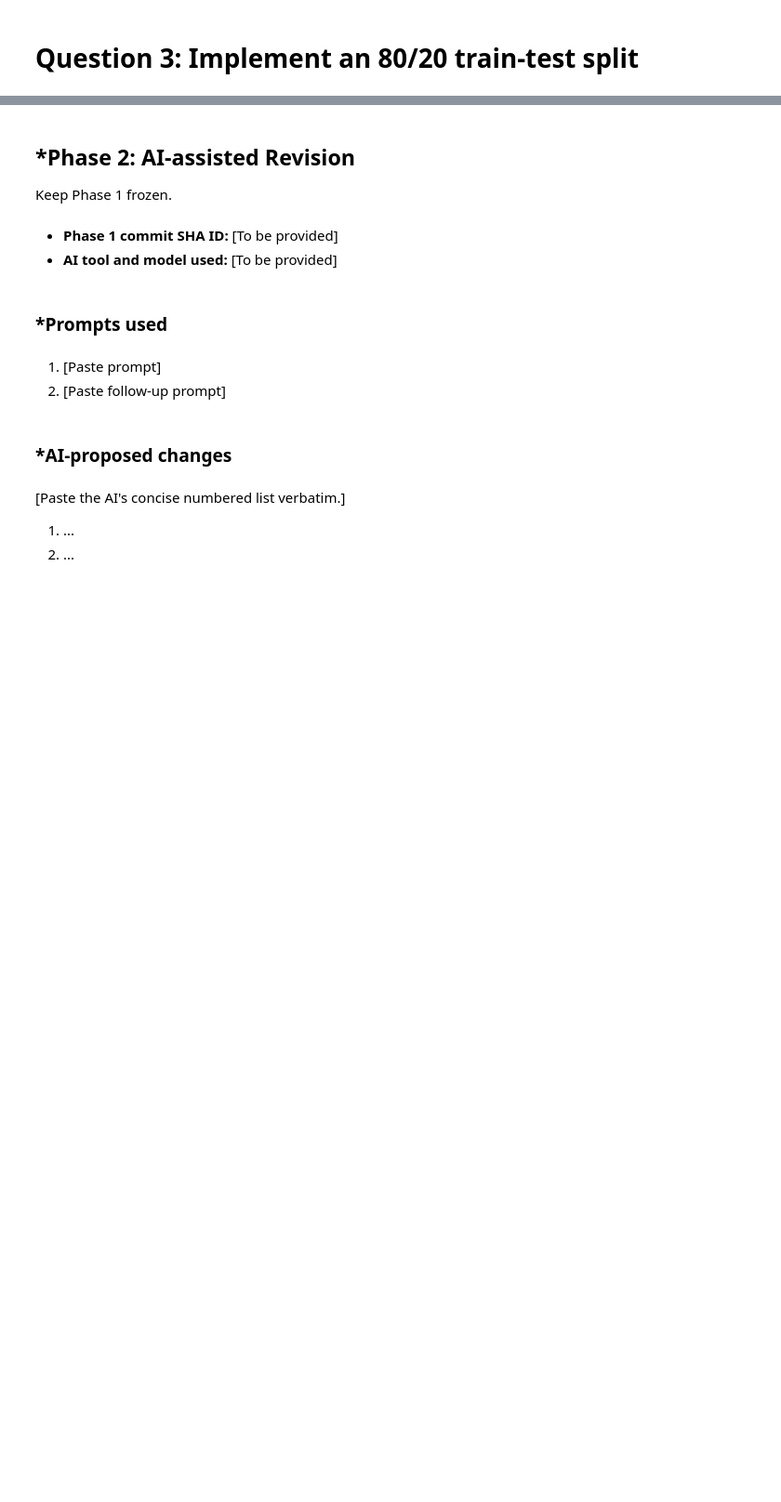
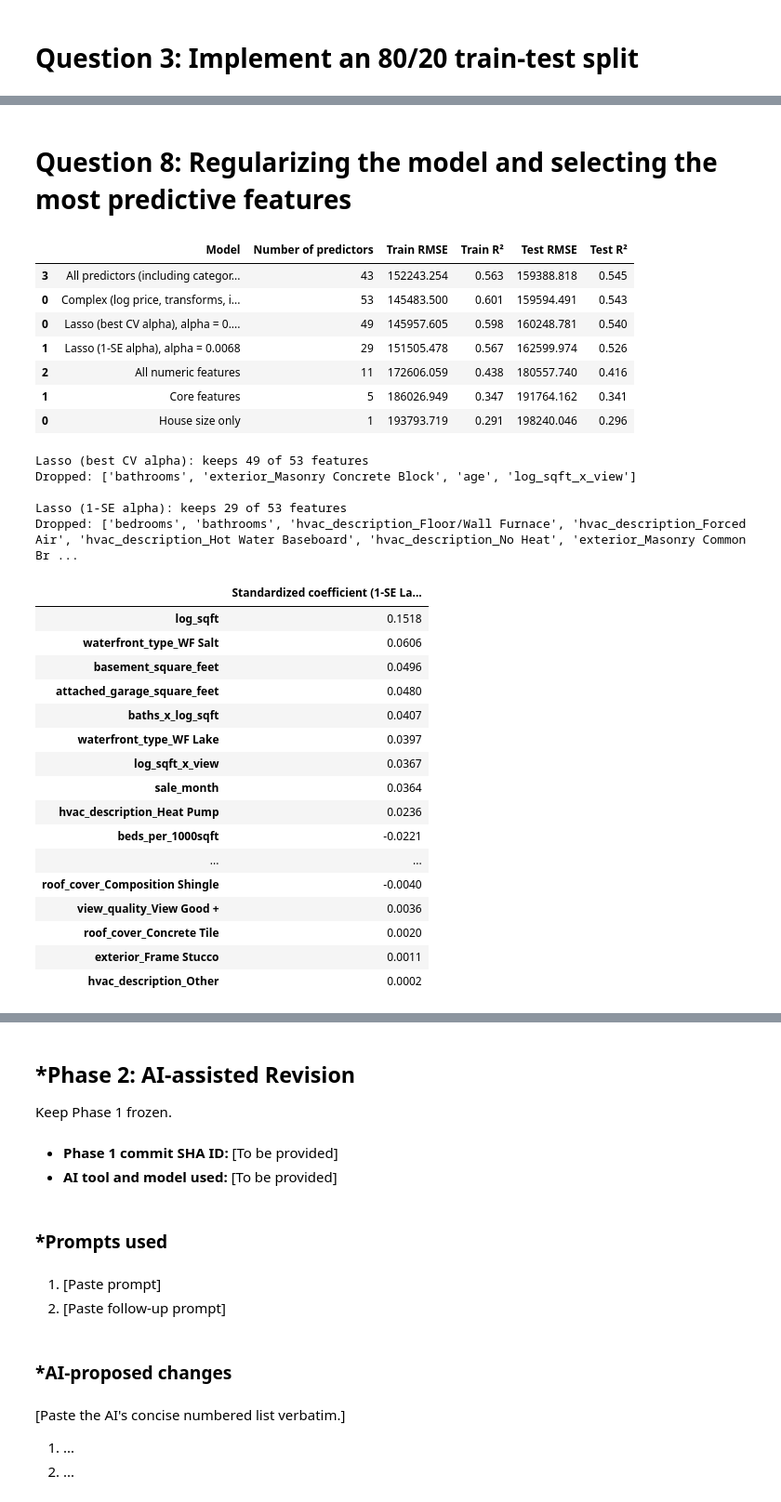
Before and after one commit to fcx4bw/L02-hedonic-pricing, a Jupyter notebook: notebook.ipynb, the cells around one changed output, grey strips where cells are left out. Shown at 93% size. Saved outputs shown, nothing was run; the diff lists cells and outputs as text; code cells hidden in the pictures; blank space fills up the shorter version.

```diff
--- a/notebook.ipynb
+++ b/notebook.ipynb
@@ -460,0 +593,79 @@ LinAlgError: SVD did not converge in Linear Least Squares
+# %% [markdown]
+# Question 8: Regularizing the model and selecting the most predictive features
+# %%
+from sklearn.linear_model import Lasso, LassoCV
+from sklearn.preprocessing import StandardScaler
+from sklearn.pipeline import make_pipeline
+
+# Scale features so the penalty is fair, pick alpha with 5-fold CV
+lasso_cv = make_pipeline(StandardScaler(), LassoCV(cv=5, random_state=42, max_iter=50_000))
+lasso_cv.fit(X_train_c, log_y_train)
+best_alpha = lasso_cv[-1].alpha_
+
+# 1-SE rule: bigger alpha, fewer features, about the same CV error
+cv_mse = lasso_cv[-1].mse_path_
+mse_mean = cv_mse.mean(axis=1)
+mse_se = cv_mse.std(axis=1) / np.sqrt(cv_mse.shape[1])
+best_i = np.argmin(mse_mean)
+alpha_1se = lasso_cv[-1].alphas_[mse_mean <= mse_mean[best_i] + mse_se[best_i]].max()
+
+lasso_rows, lasso_coefs = [], {}
+for label, alpha in [("Lasso (best CV alpha)", best_alpha), ("Lasso (1-SE alpha)", alpha_1se)]:
+    lasso = make_pipeline(StandardScaler(), Lasso(alpha=alpha, max_iter=50_000)).fit(X_train_c, log_y_train)
+    coefs = pd.Series(lasso[-1].coef_, index=X_train_c.columns)
+    lasso_coefs[label] = coefs
+    s = np.mean(np.exp(log_y_train - lasso.predict(X_train_c)))
+    tr_pred = np.exp(lasso.predict(X_train_c)) * s
+    te_pred = np.exp(lasso.predict(X_test_c)) * s
+    lasso_rows.append({
+        "Model": f"{label}, alpha = {alpha:.4f}",
+        "Number of predictors": int((coefs != 0).sum()),
+        "Train RMSE": rmse(y_train, tr_pred),
+        "Train R²": r2_score(y_train, tr_pred),
+        "Test RMSE": rmse(y_test, te_pred),
+        "Test R²": r2_score(y_test, te_pred),
+    })
+
+all_models = pd.concat([comparison, pd.DataFrame(lasso_rows)]).sort_values("Test RMSE")
+display(all_models.round(3))
+
+# Features kept vs dropped
+for label, coefs in lasso_coefs.items():
+    kept = coefs[coefs != 0].sort_values(key=np.abs, ascending=False)
+    print(f"\n{label}: keeps {len(kept)} of {len(coefs)} features")
+    print("Dropped:", coefs[coefs == 0].index.tolist())
+
+display(lasso_coefs["Lasso (1-SE alpha)"].loc[lambda c: c != 0]
+        .sort_values(key=np.abs, ascending=False).round(4)
+        .to_frame("Standardized coefficient (1-SE Lasso)"))
+# %% [output]
+|  | Model | Number of predictors | Train RMSE | Train R² | Test RMSE | Test R² |
+| 3 | All predictors (including categor... | 43 | 152243.254 | 0.563 | 159388.818 | 0.545 |
+| 0 | Complex (log price, transforms, i... | 53 | 145483.500 | 0.601 | 159594.491 | 0.543 |
+| 0 | Lasso (best CV alpha), alpha = 0.... | 49 | 145957.605 | 0.598 | 160248.781 | 0.540 |
+| 1 | Lasso (1-SE alpha), alpha = 0.0068 | 29 | 151505.478 | 0.567 | 162599.974 | 0.526 |
+| 2 | All numeric features | 11 | 172606.059 | 0.438 | 180557.740 | 0.416 |
+| 1 | Core features | 5 | 186026.949 | 0.347 | 191764.162 | 0.341 |
+| 0 | House size only | 1 | 193793.719 | 0.291 | 198240.046 | 0.296 |
+Lasso (best CV alpha): keeps 49 of 53 features
+Dropped: ['bathrooms', 'exterior_Masonry Concrete Block', 'age', 'log_sqft_x_view']
+
+Lasso (1-SE alpha): keeps 29 of 53 features
+Dropped: ['bedrooms', 'bathrooms', 'hvac_description_Floor/Wall Furnace', 'hvac_description_Forced Air', 'hvac_description_Hot Water Baseboard', 'hvac_description_No Heat', 'exterior_Masonry Common Br ...
+|  | Standardized coefficient (1-SE La... |
+| log_sqft | 0.1518 |
+| waterfront_type_WF Salt | 0.0606 |
+| basement_square_feet | 0.0496 |
+| attached_garage_square_feet | 0.0480 |
+| baths_x_log_sqft | 0.0407 |
+| waterfront_type_WF Lake | 0.0397 |
+| log_sqft_x_view | 0.0367 |
+| sale_month | 0.0364 |
+| hvac_description_Heat Pump | 0.0236 |
+| beds_per_1000sqft | -0.0221 |
+| ... | ... |
+| roof_cover_Composition Shingle | -0.0040 |
+| view_quality_View Good + | 0.0036 |
+| roof_cover_Concrete Tile | 0.0020 |
+| exterior_Frame Stucco | 0.0011 |
+| hvac_description_Other | 0.0002 |
```
Also changed, not shown: parts of 18 cells of this notebook.
